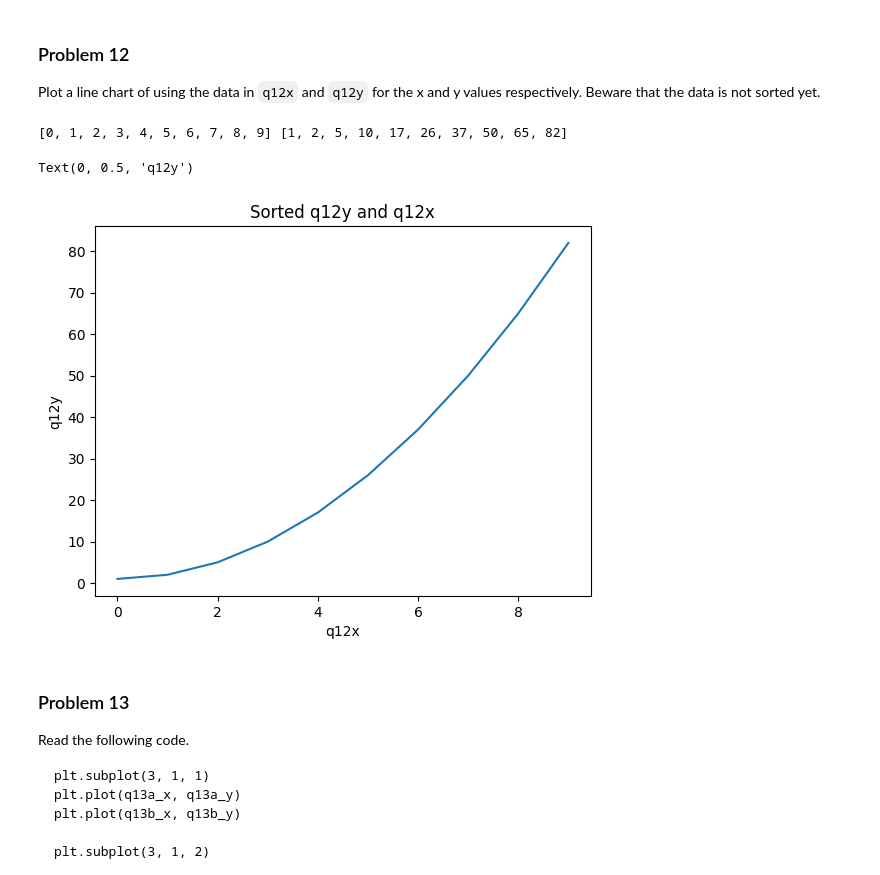
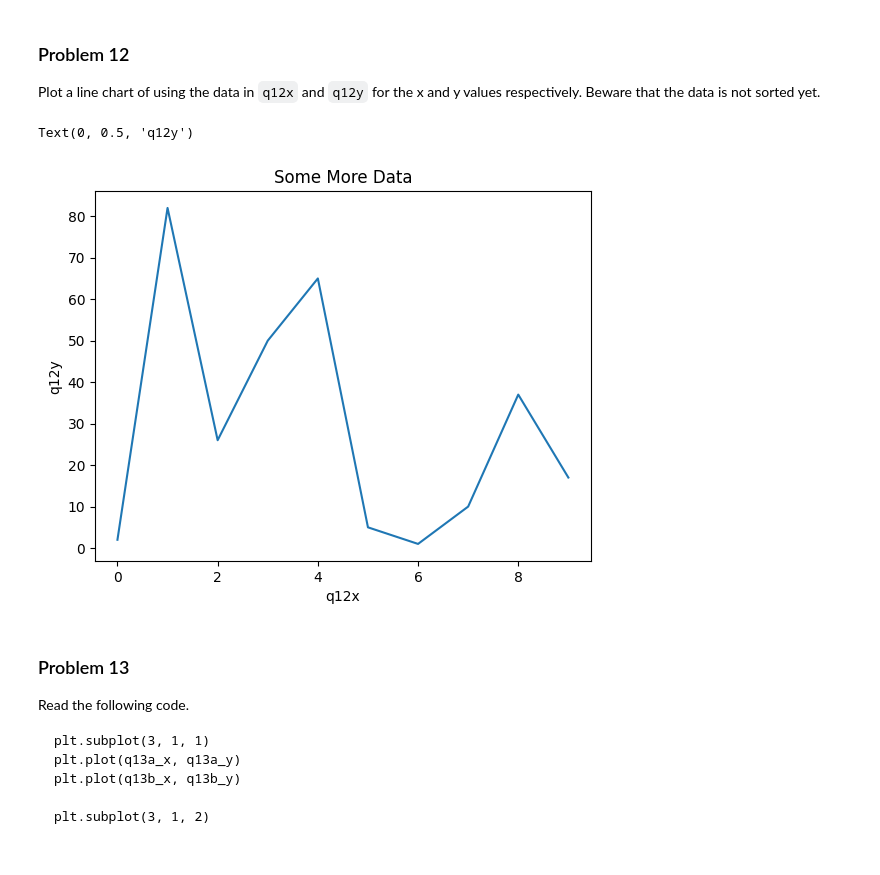
Before and after one commit to veniola/dx602-homework-05, a Jupyter notebook: homework.ipynb, the cells around one changed output. Saved outputs shown, nothing was run; the diff lists cells and outputs as text; code cells hidden in the pictures.

```diff
--- a/homework.ipynb
+++ b/homework.ipynb
@@ -330,8 +330,7 @@ q10 = [15, 46, 23, 70, 35]
 
 # get the last element of q10
 # last_element = q10[-1]
-# x = last_element
-
+# let x = last_element
 for i in range(10):
     # get the last element of q10
     last_element = q10[-1]
@@ -339,13 +338,13 @@ for i in range(10):
 
     # for odd x-values
     if x % 2 == 1:
-        new_value = 3*x + 1
-        q10.append(new_value)
+        new_x_value = 3*x + 1
+        q10.append(new_x_value)
 
     # for even x-values
     else:
-        new_value = x / 2
-        q10.append(new_value)
+        new_x_value = x / 2
+        q10.append(new_x_value)
 
 print(q10)
 # %% [output]
@@ -394,22 +426,20 @@ q12y = [x**2 + 1 for x in q12x]
 # %%
 # YOUR CHANGES HERE
 
 # use sorted() to sort x and y values in ascending order
-sort_q12x = sorted(q12x)
-sort_q12y = sorted(q12y)
-print(sort_q12x, sort_q12y)
+sorted_q12x = sorted(q12x)
+#sort_q12y = sorted(q12y)
 
 # plot new sorted x and y values
-plt.plot(sort_q12x, sort_q12y)
+plt.plot(sorted_q12x, q12y)
 
 # add title and labels
-plt.title("Sorted q12y and q12x")
+plt.title("Some More Data")
 plt.xlabel("q12x")
 plt.ylabel("q12y")
 # %% [output]
-[0, 1, 2, 3, 4, 5, 6, 7, 8, 9] [1, 2, 5, 10, 17, 26, 37, 50, 65, 82]
+Text(0, 0.5, 'q12y')
-Text(0, 0.5, 'q12y')
-[figure, old version]
+[figure, new version]
 # %% [markdown]
 ### Problem 13
 
```
Also changed, not shown: parts of 11 cells of this notebook, 1 other file.
